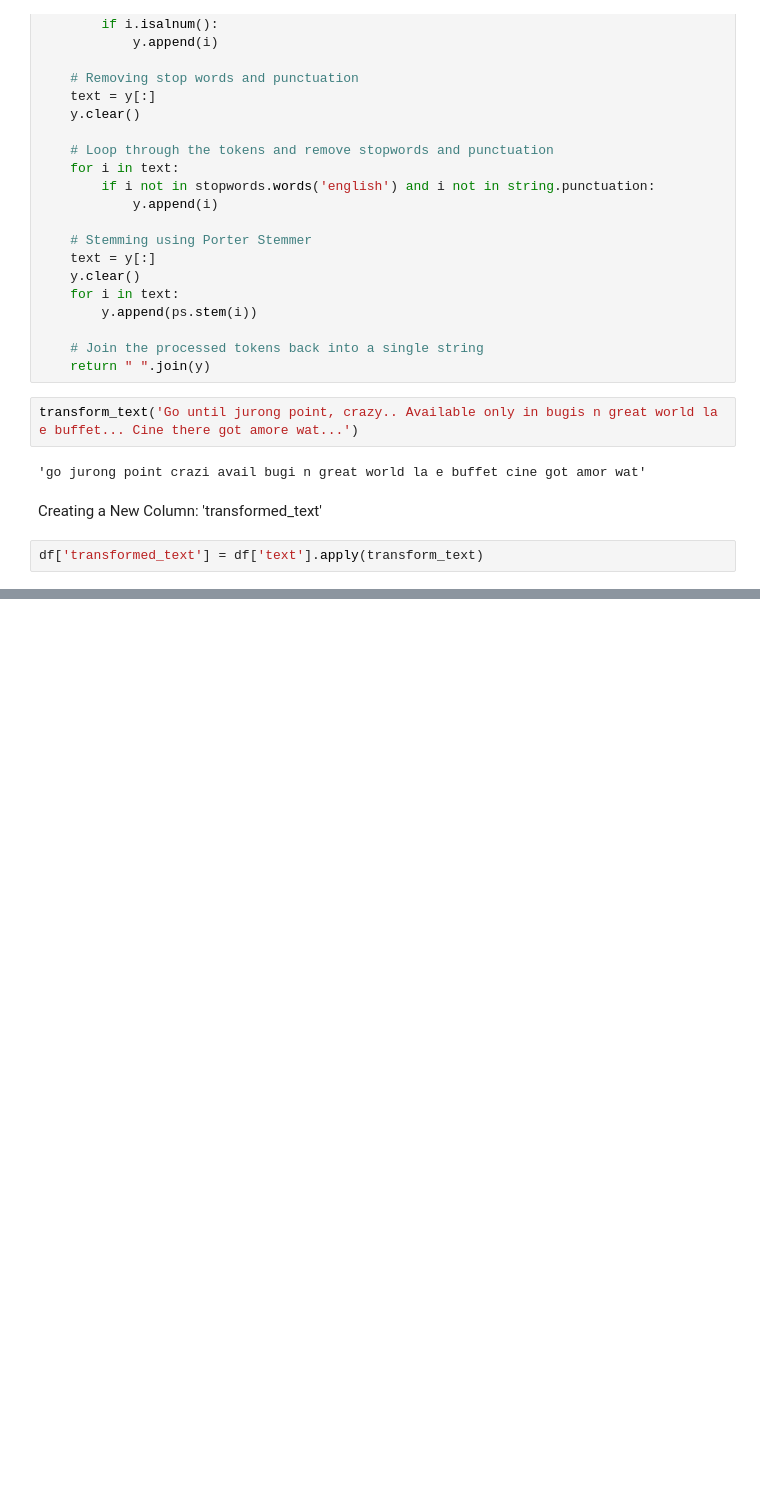
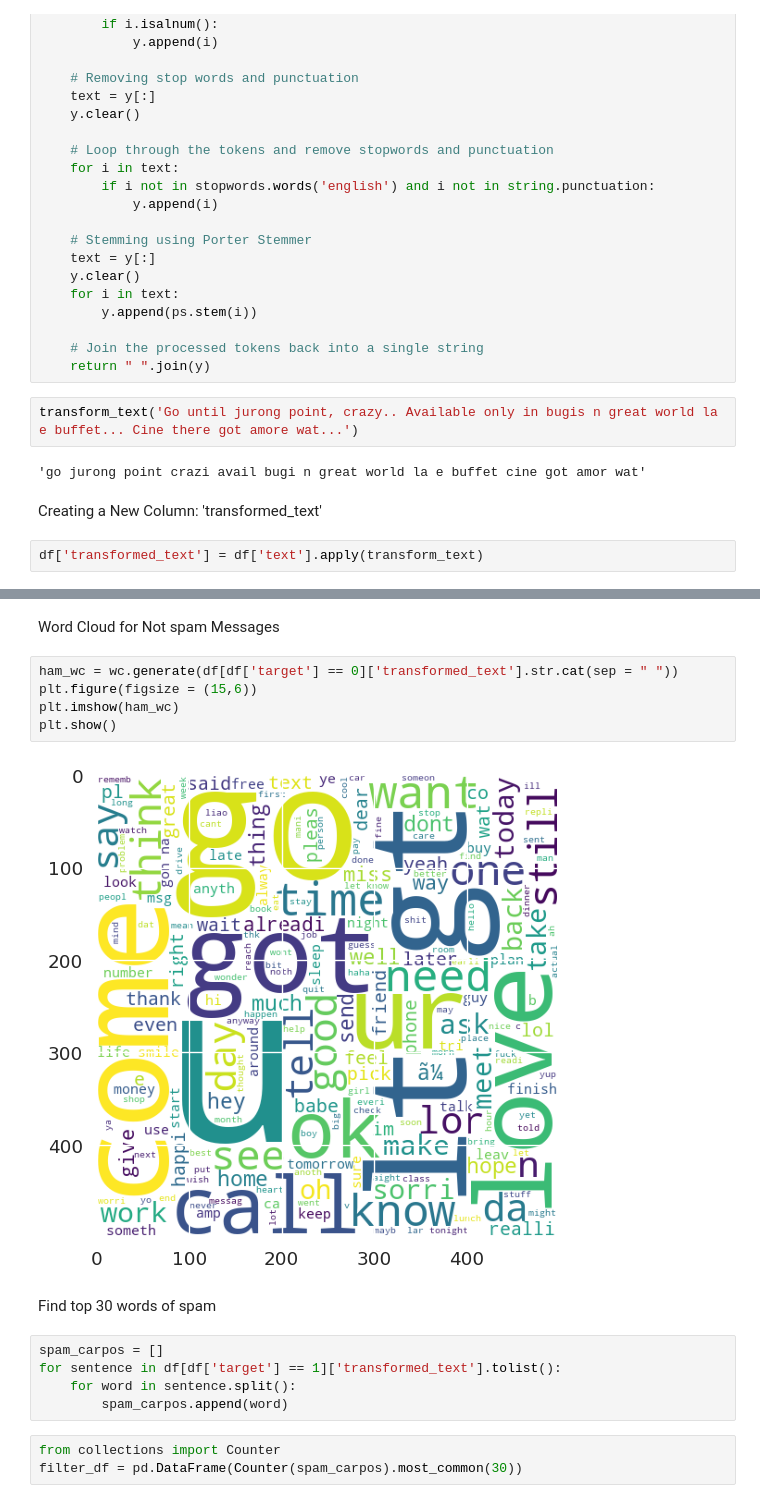
Before and after one commit to KiranKokateGitHub/Spam-Email-Detection_NLP_ML-Project, a Jupyter notebook: Spam_Email_Detection_NLP_ML_Project.ipynb, the cells around one changed output, grey strips where cells are left out. Cells and saved outputs as stored; diff of their text form; blank space fills up the shorter version.

```diff
--- a/Spam_Email_Detection_NLP_ML_Project.ipynb
+++ b/Spam_Email_Detection_NLP_ML_Project.ipynb
@@ -393,0 +404,19 @@ df.head(5)
+# %% [markdown]
+Word Cloud for Not spam Messages
+# %%
+ham_wc = wc.generate(df[df['target'] == 0]['transformed_text'].str.cat(sep = " "))
+plt.figure(figsize = (15,6))
+plt.imshow(ham_wc)
+plt.show()
+# %% [output]
+[figure, added]
+# %% [markdown]
+ Find top 30 words of spam
+# %%
+spam_carpos = []
+for sentence in df[df['target'] == 1]['transformed_text'].tolist():
+    for word in sentence.split():
+        spam_carpos.append(word)
+# %%
+from collections import Counter
+filter_df = pd.DataFrame(Counter(spam_carpos).most_common(30))
```
Also changed, not shown: parts of 4 cells of this notebook.
